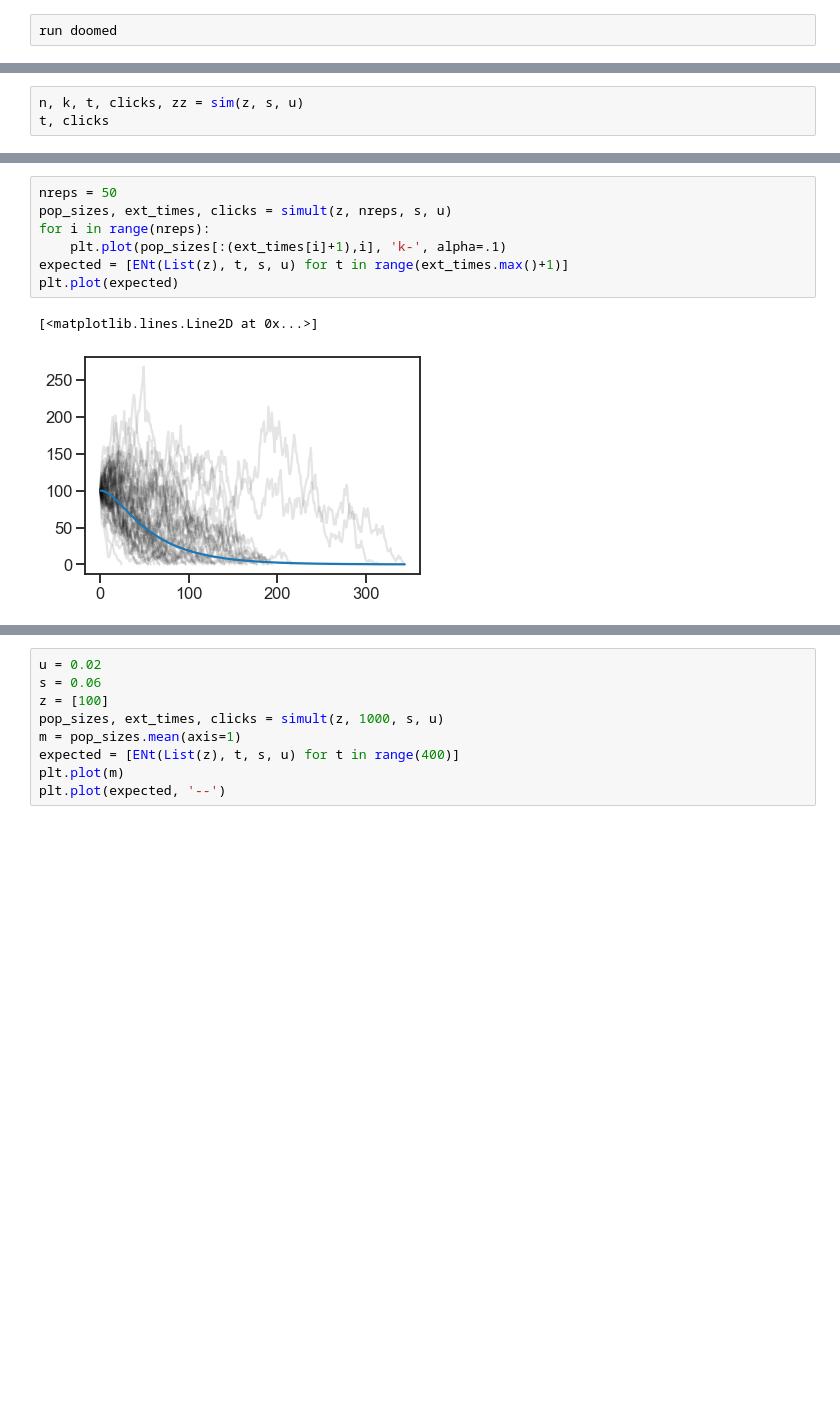
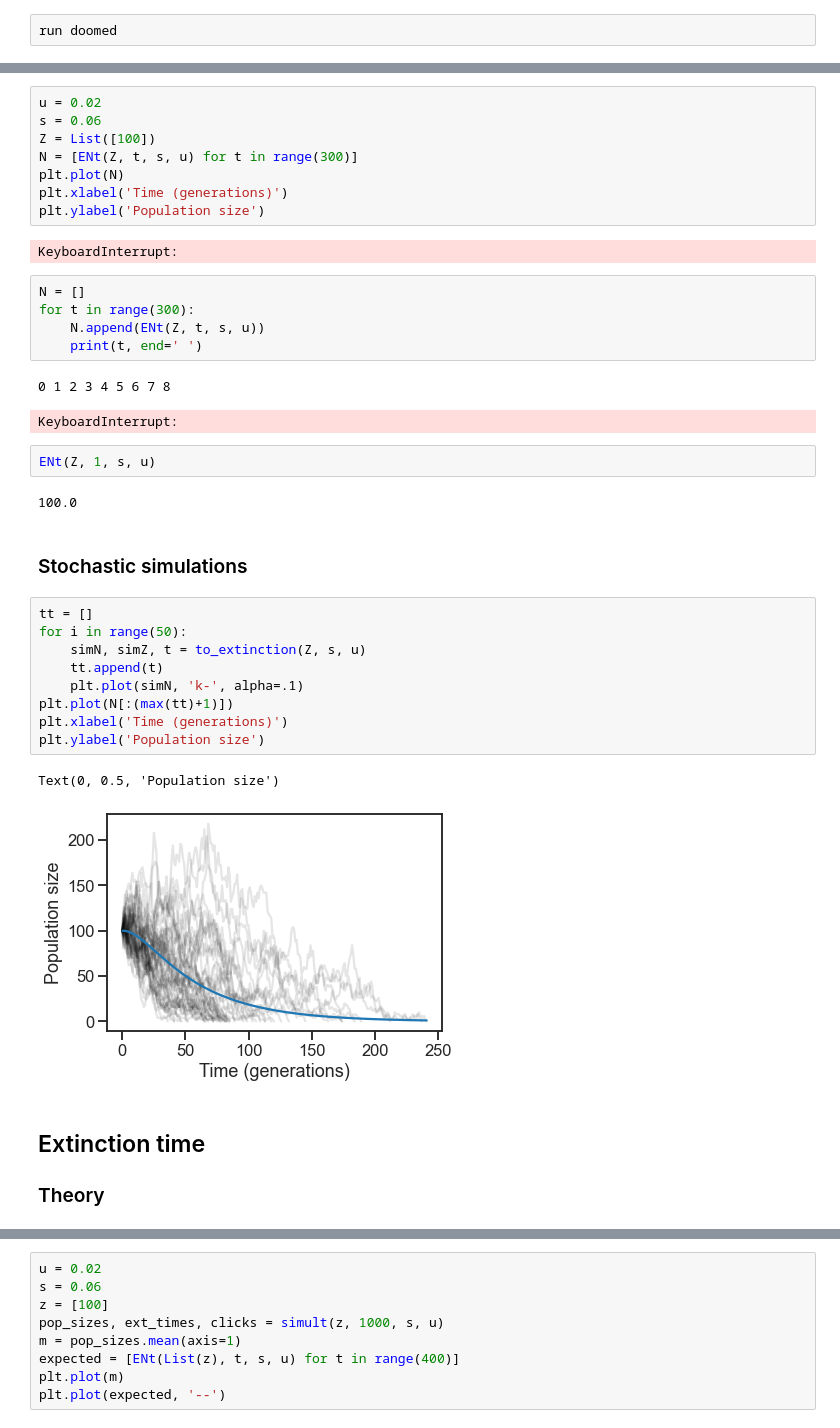
Before and after one commit to rbazev/doomed, a Jupyter notebook: python/demo.ipynb, the cells around one changed output, grey strips where cells are left out. Cells and saved outputs as stored; diff of their text form; blank space fills up the shorter version.

```diff
--- a/python/demo.ipynb
+++ b/python/demo.ipynb
@@ -82,3 +35,0 @@ pop_step(z, s, u)
-# %%
-n, k, t, clicks, zz = sim(z, s, u)
-t, clicks
@@ -91,10 +36,40 @@ ext_times.max()
-# %%
-nreps = 50
-pop_sizes, ext_times, clicks = simult(z, nreps, s, u)
-for i in range(nreps):
-    plt.plot(pop_sizes[:(ext_times[i]+1),i], 'k-', alpha=.1)
-expected = [ENt(List(z), t, s, u) for t in range(ext_times.max()+1)]
-plt.plot(expected)
-# %% [output]
-[<matplotlib.lines.Line2D at 0x...>]
-[figure, removed]
+# %%
+u = 0.02
+s = 0.06
+Z = List([100])
+N = [ENt(Z, t, s, u) for t in range(300)]
+plt.plot(N)
+plt.xlabel('Time (generations)')
+plt.ylabel('Population size')
+# %% [output]
+KeyboardInterrupt:
+# %%
+N = []
+for t in range(300):
+    N.append(ENt(Z, t, s, u))
+    print(t, end=' ')
+# %% [output]
+0 1 2 3 4 5 6 7 8
+KeyboardInterrupt:
+# %%
+ENt(Z, 1, s, u)
+# %% [output]
+100.0
+# %% [markdown]
+### Stochastic simulations
+# %%
+tt = []
+for i in range(50):
+    simN, simZ, t = to_extinction(Z, s, u)
+    tt.append(t)
+    plt.plot(simN, 'k-', alpha=.1)
+plt.plot(N[:(max(tt)+1)])
+plt.xlabel('Time (generations)')
+plt.ylabel('Population size')
+# %% [output]
+Text(0, 0.5, 'Population size')
+[figure, added]
+# %% [markdown]
+## Extinction time
+
+### Theory
```
Also changed, not shown: parts of 30 cells of this notebook, 1 other file.
